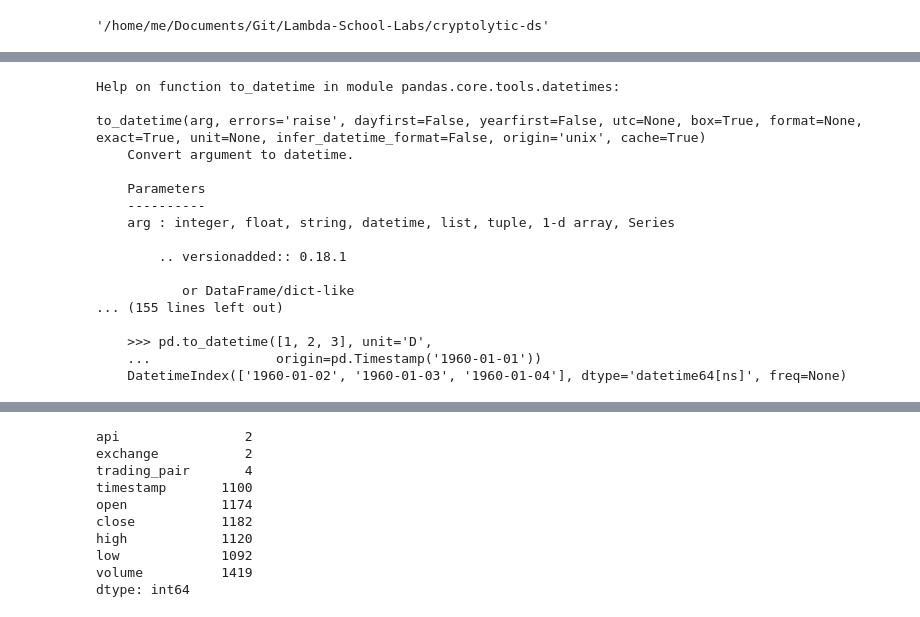
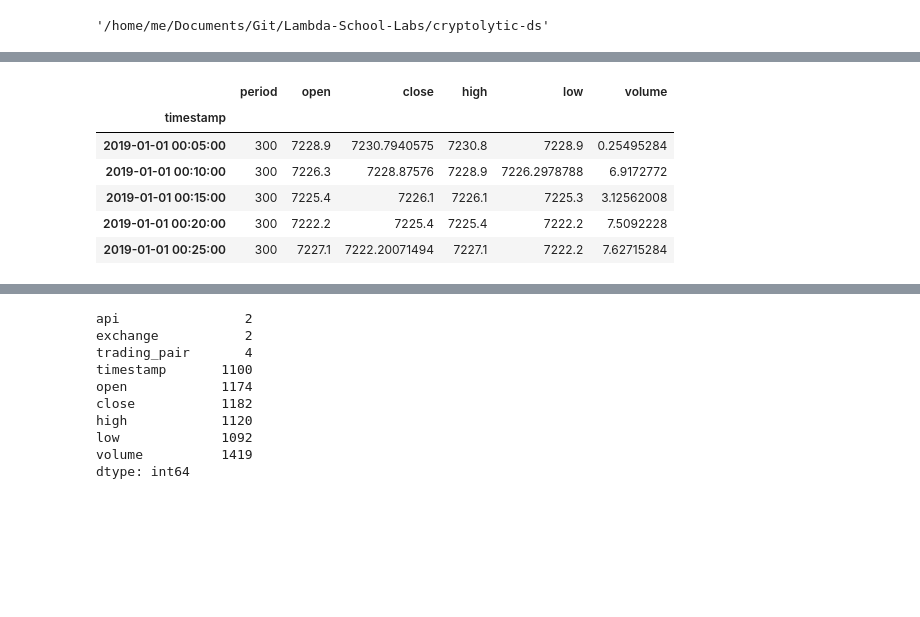
Before and after one commit to BloomTech-Labs/cryptolytic-ds, a Jupyter notebook: cryptolytic/notebooks/candle_data2.ipynb, the cells around one changed output, grey strips where cells are left out. Cells and saved outputs as stored; diff of their text form; code cells hidden in the pictures; blank space fills up the shorter version.

```diff
--- a/cryptolytic/notebooks/candle_data2.ipynb
+++ b/cryptolytic/notebooks/candle_data2.ipynb
@@ -43,23 +64,13 @@ df2.head()
-# %%
-help(pd.to_datetime)
-# %% [output]
-Help on function to_datetime in module pandas.core.tools.datetimes:
-
-to_datetime(arg, errors='raise', dayfirst=False, yearfirst=False, utc=None, box=True, format=None, exact=True, unit=None, infer_datetime_format=False, origin='unix', cache=True)
-    Convert argument to datetime.
-
-    Parameters
-    ----------
-    arg : integer, float, string, datetime, list, tuple, 1-d array, Series
-
-        .. versionadded:: 0.18.1
-
-           or DataFrame/dict-like
-... (155 lines left out)
-
-    >>> pd.to_datetime([1, 2, 3], unit='D',
-    ...                origin=pd.Timestamp('1960-01-01'))
-    DatetimeIndex(['1960-01-02', '1960-01-03', '1960-01-04'], dtype='datetime64[ns]', freq=None)
+# %%
+df2.head()
+# %% [output]
+|  | period | open | close | high | low | volume |
+| timestamp |  |  |  |  |  |  |
+| 2019-01-01 00:05:00 | 300 | 7228.9 | 7230.7940575 | 7230.8 | 7228.9 | 0.25495284 |
+| 2019-01-01 00:10:00 | 300 | 7226.3 | 7228.87576 | 7228.9 | 7226.2978788 | 6.9172772 |
+| 2019-01-01 00:15:00 | 300 | 7225.4 | 7226.1 | 7226.1 | 7225.3 | 3.12562008 |
+| 2019-01-01 00:20:00 | 300 | 7222.2 | 7225.4 | 7225.4 | 7222.2 | 7.5092228 |
+| 2019-01-01 00:25:00 | 300 | 7227.1 | 7222.20071494 | 7227.1 | 7222.2 | 7.62715284 |
 # %%
 df2.head()
 # %% [output]
```
Also changed, not shown: parts of 7 cells of this notebook, 1 other file.
